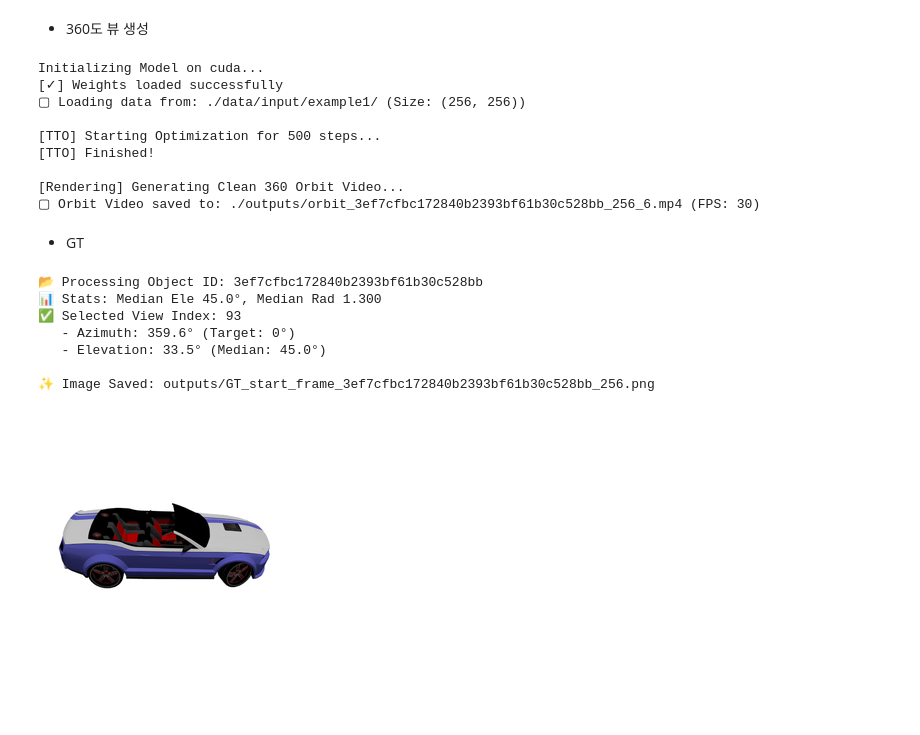
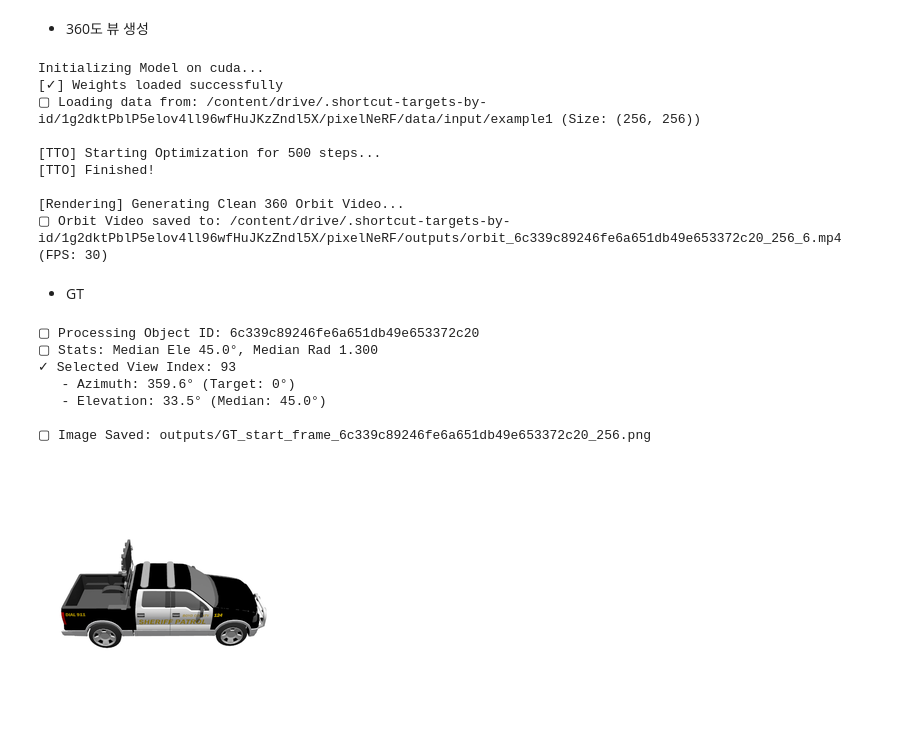
Before and after one commit to JY-maru/pixelNeRF-SSU, a Jupyter notebook: infer.ipynb, the cells around one changed output. Saved outputs shown, nothing was run; the diff lists cells and outputs as text; code cells hidden in the pictures; blank space fills up the shorter version.

```diff
--- a/infer.ipynb
+++ b/infer.ipynb
@@ -162,9 +234,9 @@ INPUT_DIR = TARGET_ROOT + OUTPUT_DIR_NAME
 # %% [markdown]
 - 360도 뷰 생성
 # %%
-!python inference.py --input_folder "./data/input/example1/" \
+!python inference.py --input_folder {INPUT_DIR} \
                         --mode video \
-                        --output_dir ./outputs \
+                        --output_dir {OUTPUT_DIR_VIDEO} \
                         --size 256 \
                         --num_frames 90 \
                         --obj_id {selected_obj_id} \
@@ -172,13 +244,13 @@ INPUT_DIR = TARGET_ROOT + OUTPUT_DIR_NAME
 # %% [output]
 Initializing Model on cuda...
 [✓] Weights loaded successfully
-▢ Loading data from: ./data/input/example1/ (Size: (256, 256))
+▢ Loading data from: /content/drive/.shortcut-targets-by-id/1g2dktPblP5elov4ll96wfHuJKzZndl5X/pixelNeRF/data/input/example1 (Size: (256, 256))
 
 [TTO] Starting Optimization for 500 steps...
 [TTO] Finished!
 
 [Rendering] Generating Clean 360 Orbit Video...
-▢ Orbit Video saved to: ./outputs/orbit_3ef7cfbc172840b2393bf61b30c528bb_256_6.mp4 (FPS: 30)
+▢ Orbit Video saved to: /content/drive/.shortcut-targets-by-id/1g2dktPblP5elov4ll96wfHuJKzZndl5X/pixelNeRF/outputs/orbit_6c339c89246fe6a651db49e653372c20_256_6.mp4 (FPS: 30)
 # %% [markdown]
 -  GT
 # %%
@@ -193,8 +265,8 @@ import math
 # ==========================================
 # 1. 설정 (Configuration)
 # ==========================================
-OBJ_ID = "3ef7cfbc172840b2393bf61b30c528bb"
-SOURCE_DATA_ROOT = "/content/pixNeRF_shapeNet_v2_data/cars_test"
+OBJ_ID = "6c339c89246fe6a651db49e653372c20"
+SOURCE_DATA_ROOT = "/content/data/cars_test"
 OUTPUT_DIR = "outputs"
 RENDER_SIZE = 256
 
@@ -236,7 +308,7 @@ obj_dir = os.path.join(SOURCE_DATA_ROOT, OBJ_ID)
 rgb_dir = os.path.join(obj_dir, 'rgb')
 pose_dir = os.path.join(obj_dir, 'pose')
 
-print(f"📂 Processing Object ID: {OBJ_ID}")
+print(f"▢ Processing Object ID: {OBJ_ID}")
 
 img_paths = sorted(glob.glob(os.path.join(rgb_dir, "*.png")) + glob.glob(os.path.join(rgb_dir, "*.jpg")))
 pose_paths = sorted(glob.glob(os.path.join(pose_dir, "*.txt")))
@@ -262,7 +334,7 @@ for i in range(min(len(img_paths), len(pose_paths))):
 median_radius = np.median([c['radius'] for c in all_candidates])
 median_elevation = np.median([c['elevation'] for c in all_candidates])
 
-print(f"📊 Stats: Median Ele {median_elevation:.1f}°, Median Rad {median_radius:.3f}")
+print(f"▢ Stats: Median Ele {median_elevation:.1f}°, Median Rad {median_radius:.3f}")
 
 # ==========================================
 # 4. 0도(Start) 이미지 찾기 및 보정
@@ -299,40 +371,40 @@ for cand in candidates:
         min_score = score
         best_candidate = cand
 
-print(f"✅ Selected View Index: {best_candidate['index']}")
+print(f"✓ Selected View Index: {best_candidate['index']}")
 print(f"   - Azimuth: {best_candidate['azimuth']:.1f}° (Target: 0°)")
 print(f"   - Elevation: {best_candidate['elevation']:.1f}° (Median: {median_elevation:.1f}°)")
 
 # 3. 이미지 로드 및 줌 보정 (Stabilization)
 img = Image.open(best_candidate['path']).convert("RGB")
 
 # 거리(Radius)에 따른 크기 보정
 scale_factor = best_candidate['radius'] / median_radius
 target_scale_size = int(RENDER_SIZE * scale_factor)
 if target_scale_size < RENDER_SIZE: target_scale_size = RENDER_SIZE
 
 img_resized = img.resize((target_scale_size, target_scale_size), Image.LANCZOS)
 final_img = crop_center(img_resized, RENDER_SIZE, RENDER_SIZE)
 
 # ==========================================
 # 5. 저장
 # ==========================================
 os.makedirs(OUTPUT_DIR, exist_ok=True)
 save_filename = f"GT_start_frame_{OBJ_ID}_{RENDER_SIZE}.png"
 save_path = os.path.join(OUTPUT_DIR, save_filename)
 
 imageio.imwrite(save_path, np.array(final_img))
 
-print(f"\n✨ Image Saved: {save_path}")
+print(f"\n▢ Image Saved: {save_path}")
 
 # Colab 미리보기
 display(final_img)
 # %% [output]
-📂 Processing Object ID: 3ef7cfbc172840b2393bf61b30c528bb
-📊 Stats: Median Ele 45.0°, Median Rad 1.300
-✅ Selected View Index: 93
+▢ Processing Object ID: 6c339c89246fe6a651db49e653372c20
+▢ Stats: Median Ele 45.0°, Median Rad 1.300
+✓ Selected View Index: 93
    - Azimuth: 359.6° (Target: 0°)
    - Elevation: 33.5° (Median: 45.0°)
 
-✨ Image Saved: outputs/GT_start_frame_3ef7cfbc172840b2393bf61b30c528bb_256.png
+▢ Image Saved: outputs/GT_start_frame_6c339c89246fe6a651db49e653372c20_256.png
-[figure, old version]
+[figure, new version]
```
Also changed, not shown: parts of 12 cells of this notebook, 49 other files.
